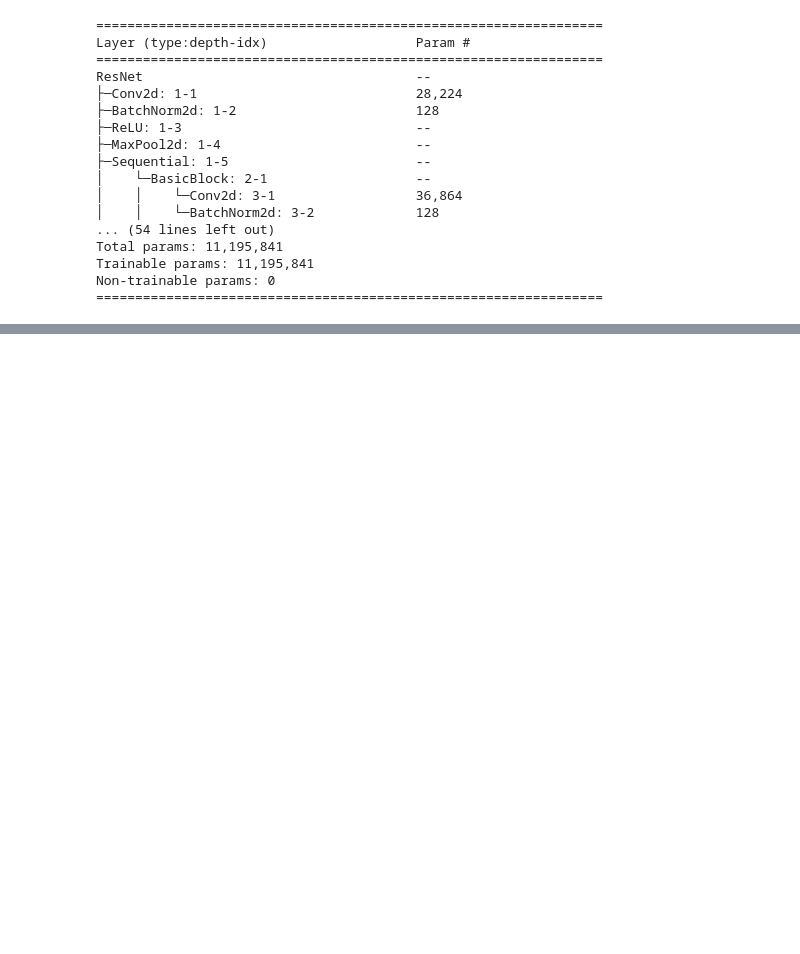
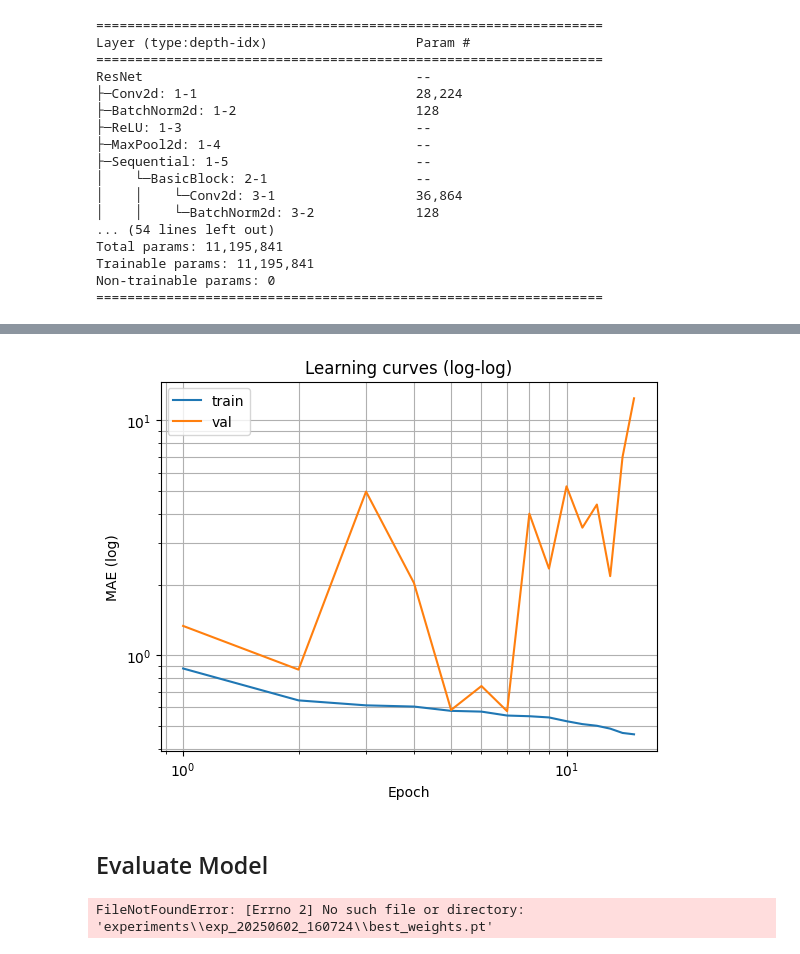
Before and after one commit to SevanBrodjian/FlowCount, a Jupyter notebook: drifting_dots_v3.ipynb, the cells around one changed output, grey strips where cells are left out. Saved outputs shown, nothing was run; the diff lists cells and outputs as text; code cells hidden in the pictures; blank space fills up the shorter version.

Commit message:
Updated notebook with model training

```diff
--- a/drifting_dots_v3.ipynb
+++ b/drifting_dots_v3.ipynb
@@ -27,7 +27,7 @@ VAL_FRACTION       = 0.1
 DEVICE             = "cuda" if torch.cuda.is_available() else "cpu"
 
 # Experiment folder
-EXP_DIR = Path(f"exp_{datetime.now().strftime('%Y%m%d_%H%M%S')}")
+EXP_DIR = Path(f"experiments/exp_{datetime.now().strftime('%Y%m%d_%H%M%S')}")
 EXP_DIR.mkdir(parents=True, exist_ok=True)
 print(f"Logging to → {EXP_DIR.resolve()}")
 # %% [output]
@@ -84,11 +84,11 @@ train_ds, val_ds, test_ds = random_split(full_ds, [n_train, n_val, n_test],
                                          generator=torch.Generator().manual_seed(0))
 
 train_ld = DataLoader(train_ds, batch_size=BATCH_SZ, shuffle=True,
-                      num_workers=4, pin_memory=True)
+                      num_workers=0, pin_memory=True)
 val_ld   = DataLoader(val_ds,   batch_size=BATCH_SZ, shuffle=False,
-                      num_workers=4, pin_memory=True)
+                      num_workers=0, pin_memory=True)
 test_ld  = DataLoader(test_ds,  batch_size=BATCH_SZ, shuffle=False,
-                      num_workers=4, pin_memory=True)
+                      num_workers=0, pin_memory=True)
 
 print(f"Dataset sizes — train: {n_train}, val: {n_val}, test: {n_test}")
 # %% [output]
@@ -178,7 +180,7 @@ def run_epoch(model, loader, train=True):
 
     total_loss, n_samples = 0.0, 0
     with torch.set_grad_enabled(train):
-        for x, y in loader:
+        for x, y in tqdm(loader, desc="Batch"):
             x, y = x.to(DEVICE), y.to(DEVICE).unsqueeze(1)  # (B,1)
             pred = model(x)
             loss = criterion(pred, y)
@@ -193,7 +195,7 @@ def run_epoch(model, loader, train=True):
 train_curve, val_curve = [], []
 best_val = float("inf")
 
-for epoch in trange(1, NUM_EPOCHS+1):
+for epoch in trange(1, NUM_EPOCHS+1, desc="Epoch"):
     t0 = time.time()
     tr_loss = run_epoch(net, train_ld, train=True)
     val_loss = run_epoch(net, val_ld,   train=False)
@@ -223,0 +242,22 @@ ImportError: IProgress not found. Please update jupyter and ipywidgets. See http
+# %%
+# -- plot log-log learning curves
+steps = np.arange(1, len(train_curve)+1)
+plt.figure()
+plt.loglog(steps, train_curve, label="train")
+plt.loglog(steps, val_curve,   label="val")
+plt.xlabel("Epoch")
+plt.ylabel("MAE (log)")
+plt.legend()
+plt.grid(True, which="both")
+plt.title("Learning curves (log-log)")
+plt.savefig(EXP_DIR / "loss_curve.png", dpi=150)
+plt.show()
+# %% [output]
+[figure, added]
+# %% [markdown]
+## Evaluate Model
+# %%
+net.load_state_dict(torch.load(EXP_DIR / "best_weights.pt")['state_dict'])
+net.eval()
+# %% [output]
+FileNotFoundError: [Errno 2] No such file or directory: 'experiments\\exp_20250602_160724\\best_weights.pt'
```
Also changed, not shown: parts of 7 cells of this notebook.
